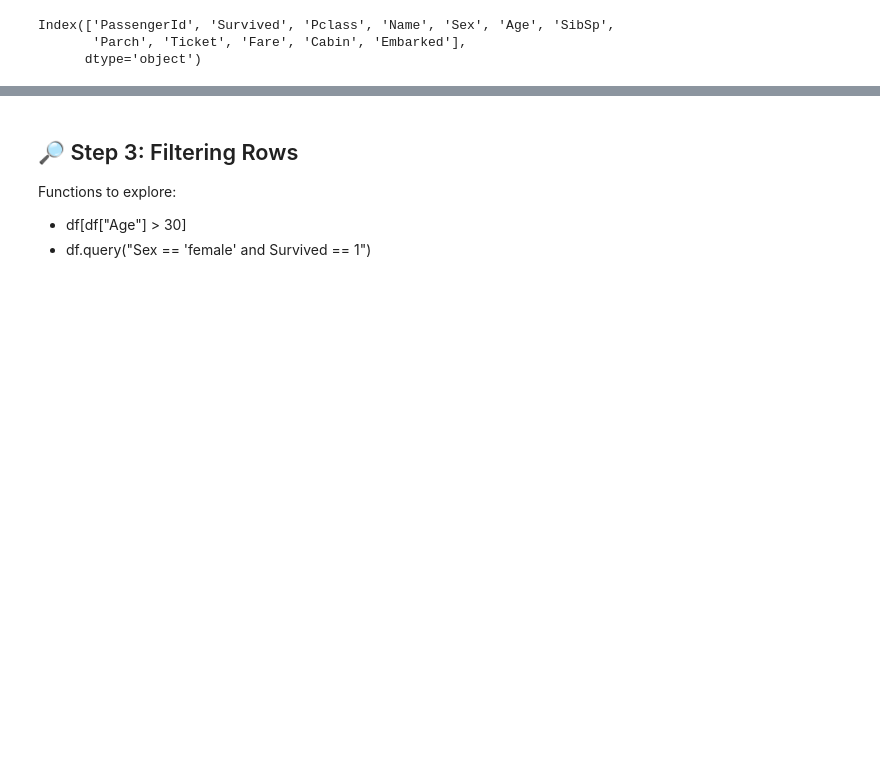
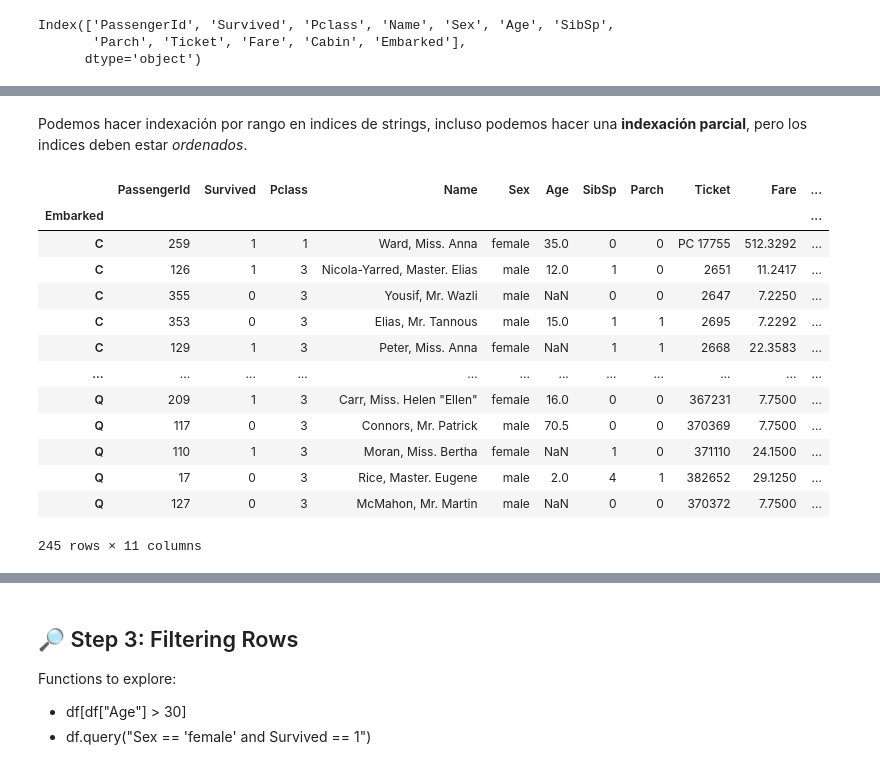
Before and after one commit to franpelirrojo/api_exploration_titanic, a Jupyter notebook: Titanic_Pandas_Practice_Notebook.ipynb, the cells around one changed output, grey strips where cells are left out. Drawn from its saved outputs; the diff is of its cells as text; code cells hidden in the pictures; blank space fills up the shorter version.

```diff
--- a/Titanic_Pandas_Practice_Notebook.ipynb
+++ b/Titanic_Pandas_Practice_Notebook.ipynb
@@ -149,0 +291,19 @@ df[["Sex", "Age", "Survived"]].head()
+# %% [markdown]
+Podemos hacer indexación por rango en indices de strings, incluso podemos hacer una **indexación parcial**, pero los indices deben estar *ordenados*.
+# %%
+df.set_index("Embarked").sort_index().loc['C':'Q']
+# %% [output]
+|  | PassengerId | Survived | Pclass | Name | Sex | Age | SibSp | Parch | Ticket | Fare | ... |
+| Embarked |  |  |  |  |  |  |  |  |  |  | ... |
+| C | 259 | 1 | 1 | Ward, Miss. Anna | female | 35.0 | 0 | 0 | PC 17755 | 512.3292 | ... |
+| C | 126 | 1 | 3 | Nicola-Yarred, Master. Elias | male | 12.0 | 1 | 0 | 2651 | 11.2417 | ... |
+| C | 355 | 0 | 3 | Yousif, Mr. Wazli | male | NaN | 0 | 0 | 2647 | 7.2250 | ... |
+| C | 353 | 0 | 3 | Elias, Mr. Tannous | male | 15.0 | 1 | 1 | 2695 | 7.2292 | ... |
+| C | 129 | 1 | 3 | Peter, Miss. Anna | female | NaN | 1 | 1 | 2668 | 22.3583 | ... |
+| ... | ... | ... | ... | ... | ... | ... | ... | ... | ... | ... | ... |
+| Q | 209 | 1 | 3 | Carr, Miss. Helen "Ellen" | female | 16.0 | 0 | 0 | 367231 | 7.7500 | ... |
+| Q | 117 | 0 | 3 | Connors, Mr. Patrick | male | 70.5 | 0 | 0 | 370369 | 7.7500 | ... |
+| Q | 110 | 1 | 3 | Moran, Miss. Bertha | female | NaN | 1 | 0 | 371110 | 24.1500 | ... |
+| Q | 17 | 0 | 3 | Rice, Master. Eugene | male | 2.0 | 4 | 1 | 382652 | 29.1250 | ... |
+| Q | 127 | 0 | 3 | McMahon, Mr. Martin | male | NaN | 0 | 0 | 370372 | 7.7500 | ... |
+245 rows × 11 columns
```
Also changed, not shown: parts of 35 cells of this notebook.
